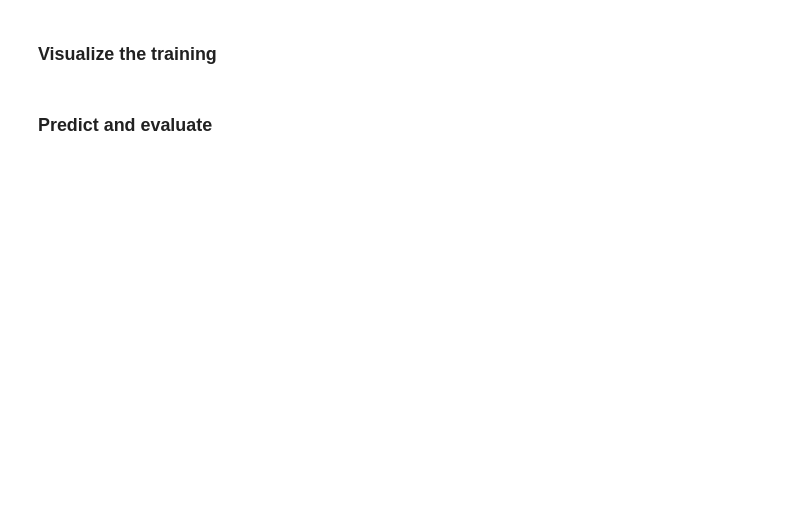
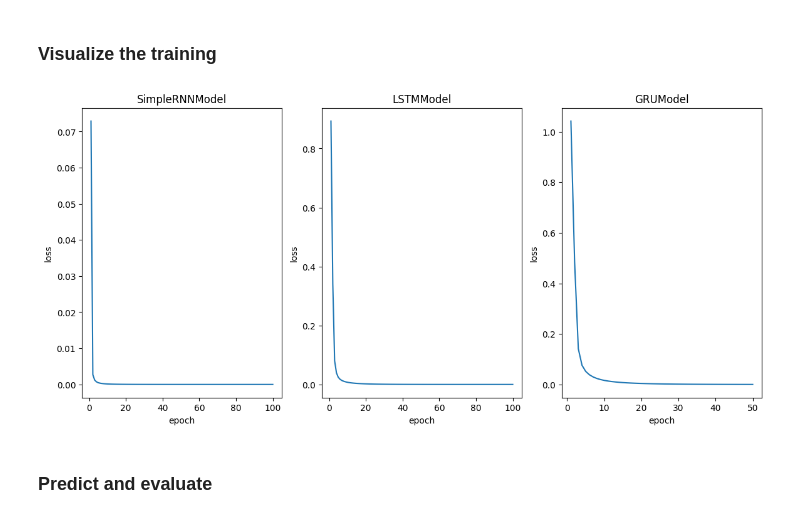
Before and after one commit to kallefrisk/DeepLearning_Schoolwork, a Jupyter notebook: KarlProject/notebooks/assignment14.ipynb, the cells around one changed output. Saved outputs shown, nothing was run; the diff lists cells and outputs as text; code cells hidden in the pictures; blank space fills up the shorter version.

```diff
--- a/KarlProject/notebooks/assignment14.ipynb
+++ b/KarlProject/notebooks/assignment14.ipynb
@@ -174,19 +338,19 @@ models_stats = []
 params_RNN = {
     "model_type": SimpleRNNModel,
     "input_size": 66,
-    "hidden_size": 128,
-    "depth": 10,
+    "hidden_size": 32,
+    "depth": 5,
     "num_of_classification_labels": 3,
     "lr": 0.001,
     "optimizer": optim.Adam,
     "patience": 3,
-    "epochs": 50
+    "epochs": 100
 }
 RNN, RNN_stats = train_model(params=params_RNN, training_data=training_data)
 models.append(RNN)
 models_stats.append(RNN_stats)
 
-print(f"The final loss achieved: {RNN_stats["loss_history"][-1]}")
+print(f"The final loss achieved: {RNN_stats["final_stats"]["loss_history"][-1]}")
 model_summary = summary(RNN)
 print(model_summary)
 # %% [output]
@@ -210,19 +375,19 @@ Non-trainable params: 0
 params_LSTM = {
     "model_type": LSTMModel,
     "input_size": 66,
-    "hidden_size": 128,
-    "depth": 10,
+    "hidden_size": 16,
+    "depth": 5,
     "num_of_classification_labels": 3,
     "lr": 0.0001,
     "optimizer": optim.Adam,
     "patience": 3,
-    "epochs": 50
+    "epochs": 100
 }
 LSTM, LSTM_stats = train_model(params=params_LSTM, training_data=training_data)
 models.append(LSTM)
 models_stats.append(LSTM_stats)
 
-print(f"The final loss achieved: {LSTM_stats["loss_history"][-1]}")
+print(f"The final loss achieved: {LSTM_stats["final_stats"]["loss_history"][-1]}")
 model_summary = summary(LSTM)
 print(model_summary)
 # %% [output]
@@ -246,8 +412,8 @@ Non-trainable params: 0
 params_GRU = {
     "model_type": GRUModel,
     "input_size": 66,
-    "hidden_size": 128,
-    "depth": 10,
+    "hidden_size": 16,
+    "depth": 5,
     "num_of_classification_labels": 3,
     "lr": 0.0001,
     "optimizer": optim.Adam,
@@ -258,7 +424,7 @@ GRU, GRU_stats = train_model(params=params_GRU, training_data=training_data)
 models.append(GRU)
 models_stats.append(GRU_stats)
 
-print(f"The final loss achieved: {GRU_stats["loss_history"][-1]}")
+print(f"The final loss achieved: {GRU_stats["final_stats"]["loss_history"][-1]}")
 model_summary = summary(GRU)
 print(model_summary)
 # %% [output]
@@ -271,19 +450,21 @@ v                       v
 # %%
 from matplotlib import pyplot as plt
 
 fig, axs = plt.subplots(1, len(models), figsize=[14, 6])
 
 for i, stats in enumerate(models_stats):
     if len(models) > 1:
         ax = axs[i]
     else:
         ax = axs
     ax.set_title(models[i].to_string())
-    ax.plot([i for i in range(1, len(stats["loss_history"]) + 1)], stats["loss_history"])
+    ax.plot([i for i in range(1, len(stats["final_stats"]["loss_history"]) + 1)], stats["final_stats"]["loss_history"])
     ax.set_xlabel("epoch")
     ax.set_ylabel("loss")
 
 plt.show()
+# %% [output]
+[figure, added]
 # %% [markdown]
 ### Predict and evaluate
 # %%
```
Also changed, not shown: parts of 6 cells of this notebook.
